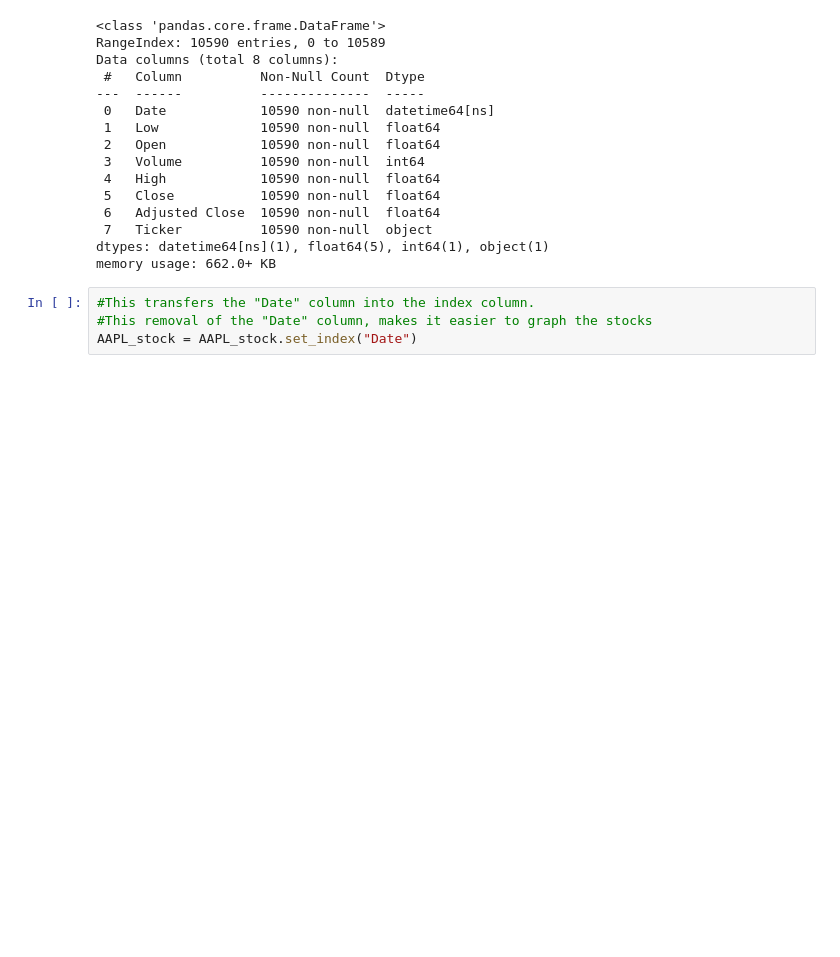
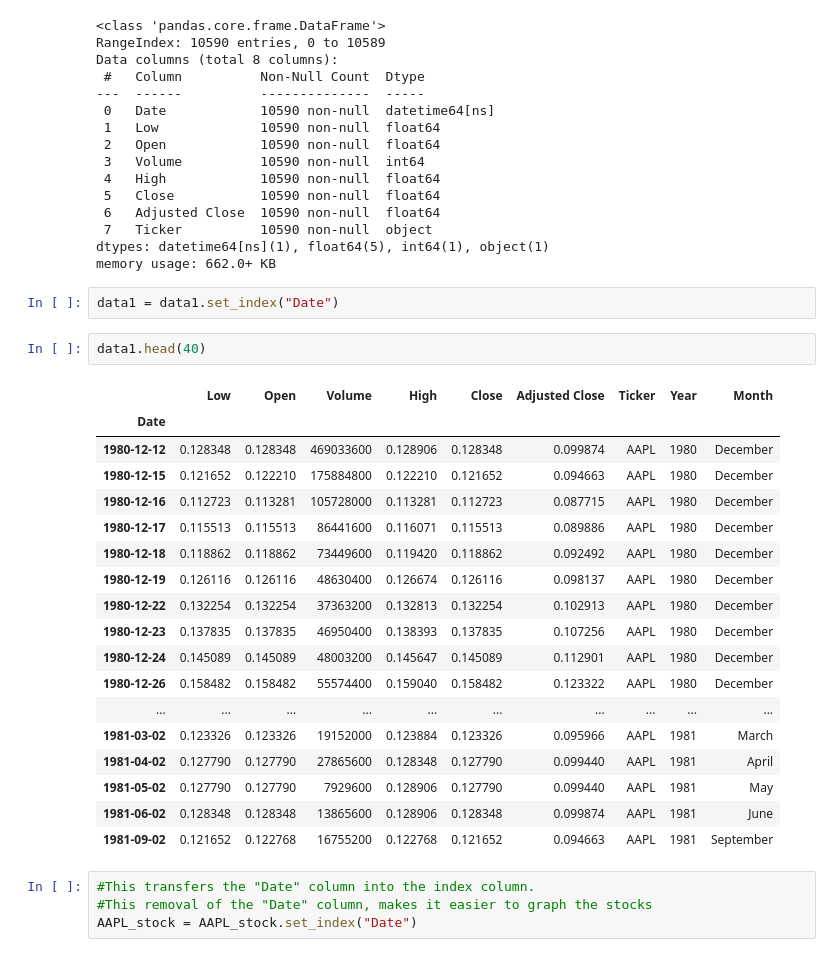
Before and after one commit to salvarenga25/StockMarket_Project, a Jupyter notebook: Stock_Analysis(CandestIck chart example code).ipynb, the cells around one changed output. Saved outputs shown, nothing was run; the diff lists cells and outputs as text; blank space fills up the shorter version.

```diff
--- a/Stock_Analysis(CandestIck chart example code).ipynb
+++ b/Stock_Analysis(CandestIck chart example code).ipynb
@@ -628,6 +648,29 @@ Data columns (total 8 columns):
  7   Ticker          10590 non-null  object
 dtypes: datetime64[ns](1), float64(5), int64(1), object(1)
 memory usage: 662.0+ KB
+# %%
+data1 = data1.set_index("Date")
+# %%
+data1.head(40)
+# %% [output]
+|  | Low | Open | Volume | High | Close | Adjusted Close | Ticker | Year | Month |
+| Date |  |  |  |  |  |  |  |  |  |
+| 1980-12-12 | 0.128348 | 0.128348 | 469033600 | 0.128906 | 0.128348 | 0.099874 | AAPL | 1980 | December |
+| 1980-12-15 | 0.121652 | 0.122210 | 175884800 | 0.122210 | 0.121652 | 0.094663 | AAPL | 1980 | December |
+| 1980-12-16 | 0.112723 | 0.113281 | 105728000 | 0.113281 | 0.112723 | 0.087715 | AAPL | 1980 | December |
+| 1980-12-17 | 0.115513 | 0.115513 | 86441600 | 0.116071 | 0.115513 | 0.089886 | AAPL | 1980 | December |
+| 1980-12-18 | 0.118862 | 0.118862 | 73449600 | 0.119420 | 0.118862 | 0.092492 | AAPL | 1980 | December |
+| 1980-12-19 | 0.126116 | 0.126116 | 48630400 | 0.126674 | 0.126116 | 0.098137 | AAPL | 1980 | December |
+| 1980-12-22 | 0.132254 | 0.132254 | 37363200 | 0.132813 | 0.132254 | 0.102913 | AAPL | 1980 | December |
+| 1980-12-23 | 0.137835 | 0.137835 | 46950400 | 0.138393 | 0.137835 | 0.107256 | AAPL | 1980 | December |
+| 1980-12-24 | 0.145089 | 0.145089 | 48003200 | 0.145647 | 0.145089 | 0.112901 | AAPL | 1980 | December |
+| 1980-12-26 | 0.158482 | 0.158482 | 55574400 | 0.159040 | 0.158482 | 0.123322 | AAPL | 1980 | December |
+| ... | ... | ... | ... | ... | ... | ... | ... | ... | ... |
+| 1981-03-02 | 0.123326 | 0.123326 | 19152000 | 0.123884 | 0.123326 | 0.095966 | AAPL | 1981 | March |
+| 1981-04-02 | 0.127790 | 0.127790 | 27865600 | 0.128348 | 0.127790 | 0.099440 | AAPL | 1981 | April |
+| 1981-05-02 | 0.127790 | 0.127790 | 7929600 | 0.128906 | 0.127790 | 0.099440 | AAPL | 1981 | May |
+| 1981-06-02 | 0.128348 | 0.128348 | 13865600 | 0.128906 | 0.128348 | 0.099874 | AAPL | 1981 | June |
+| 1981-09-02 | 0.121652 | 0.122768 | 16755200 | 0.122768 | 0.121652 | 0.094663 | AAPL | 1981 | September |
 # %%
 #This transfers the "Date" column into the index column.
 #This removal of the "Date" column, makes it easier to graph the stocks
```
Also changed, not shown: parts of 6 cells of this notebook.
